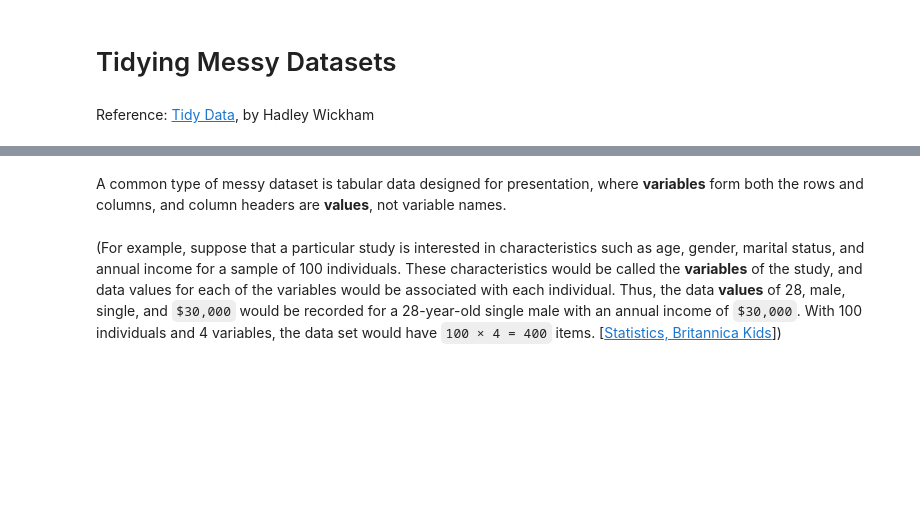
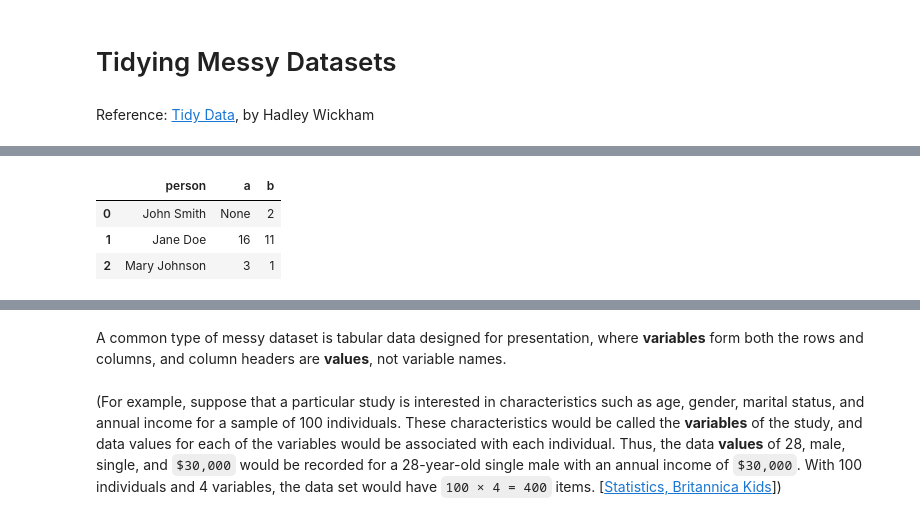
Before and after one commit to toshiro-en-miyamoto/dsci, a Jupyter notebook: basics/tidying-data.ipynb, the cells around one changed output, grey strips where cells are left out. Saved outputs shown, nothing was run; the diff lists cells and outputs as text; code cells hidden in the pictures; blank space fills up the shorter version.

```diff
--- a/basics/tidying1.ipynb
+++ b/basics/tidying-data.ipynb
@@ -8,0 +61,7 @@ import matplotlib.pyplot as plt
+# %%
+table_temp
+# %% [output]
+|  | person | a | b |
+| 0 | John Smith | None | 2 |
+| 1 | Jane Doe | 16 | 11 |
+| 2 | Mary Johnson | 3 | 1 |
```
Also changed, not shown: parts of 21 cells of this notebook.
